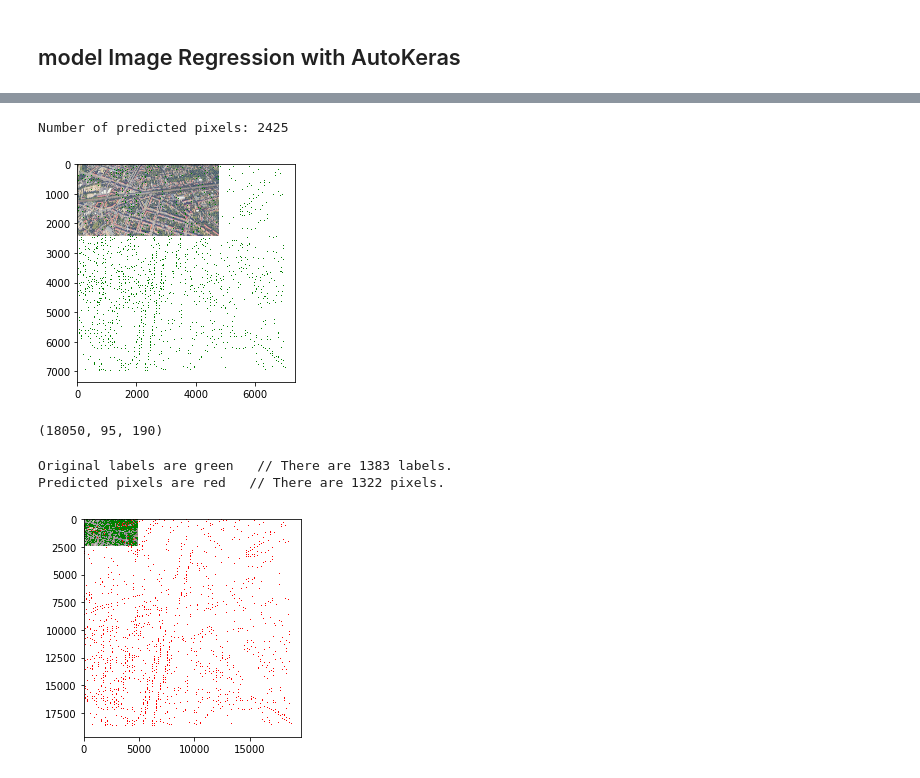
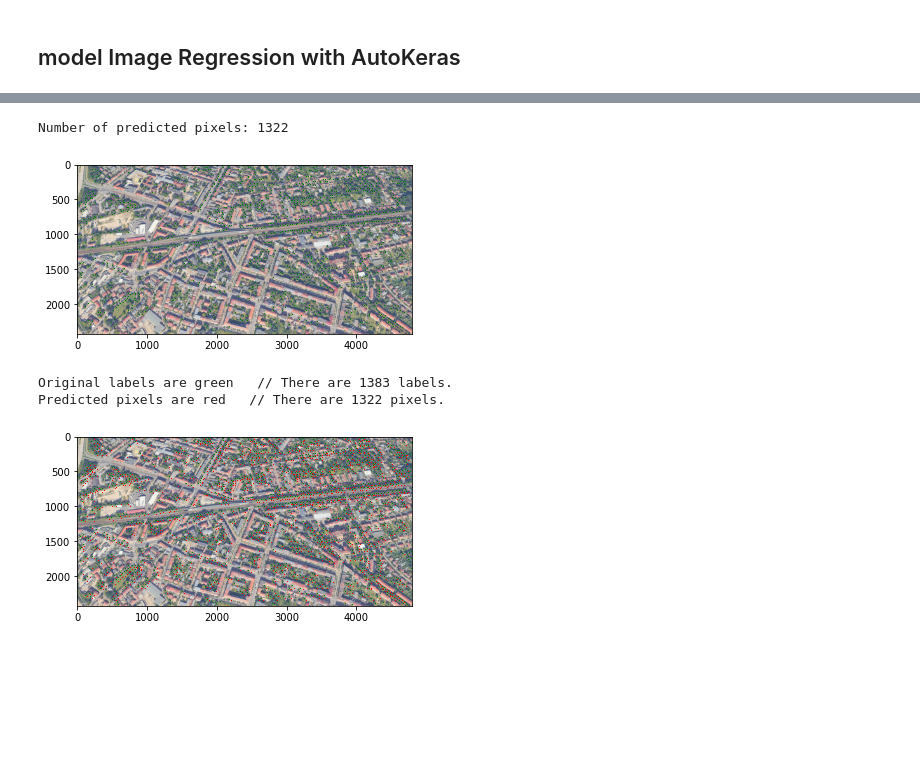
Before and after one commit to LuiseStrathe/urbaneagle_visionai, a Jupyter notebook: notebooks/Base_Model_06.ipynb, the cells around one changed output, grey strips where cells are left out. Cells and saved outputs as stored; diff of their text form; code cells hidden in the pictures; blank space fills up the shorter version.

```diff
--- a/notebooks/Base_Model_06.ipynb
+++ b/notebooks/Base_Model_06.ipynb
@@ -538,8 +528,8 @@ tf.keras.backend.clear_session()
 # %%
 # predict
-threshold = 0.2
-probabilities = model.predict(tiles_large)
-predictions = [1 if x >= threshold else 0 for x in probabilities]
+threshold_identifying = 0.2
+probabilities = model_tiling.predict(tiles_large)
+predictions = [1 if x >= threshold_identifying else 0 for x in probabilities]
 predictions = np.array(predictions)
 # The tiles_info stores: vertical_index, horizontal_index, true label, probability, hor_mean, ver_mean
 tile_info[:,3] = probabilities[:,0]
@@ -697,11 +688,12 @@ Validation set: (16993, 55, 55, 3)
 ## model Image Regression with AutoKeras
 # %%
 # load autokeras base model for positioning
-model_pos = tf.keras.models.load_model('autokeras_positioning_regressor.h5')
+model_positioning = tf.keras.models.load_model('autokeras_positioning_regressor.h5')
 # %%
 # Predict with the best model.
-pred_pos_tiles = model_pos.predict(pos_tiles)
+pred_pos_tiles = model_positioning.predict(pos_tiles)
+print(pred_pos_tiles.shape)
 print(pred_pos_tiles)
 # Evaluate the best model with testing data.
-print(model_pos.evaluate(pos_tiles, pos_labels))
+print(model_positioning.evaluate(pos_tiles, pos_labels))
 # %% [output]
@@ -718,22 +711,19 @@ print(model_pos.evaluate(pos_tiles, pos_labels))
 # %%
 def make_pixels_predicted(
         pos_list=pos_list, pred_pos_tiles=pred_pos_tiles,
-        tile_dims=tile_dims, tile_size=tile_size):
+        tile_info=tile_info, border=border):
 
     # tile border must not be removed               (-border)
-    # because it is also true for image border      (+border)
-    pixels_pred = pred_pos_tiles
+    # because it is not incl. in tile_info position
+    pixels_pred = np.array(pred_pos_tiles)
 
     # Adjust the predicted coordinates to the original image
     for pixel in range(len(pos_list)):
         tile_num = pos_list[pixel]
-        row = tile_num // tile_dims[1]
-        col = tile_num % tile_dims[0]
-        pixels_pred[pixel,0] += tile_size * row
-        pixels_pred[pixel,1] += tile_size * col
+        pixels_pred[pixel,0] += tile_info[tile_num,4] - border
+        pixels_pred[pixel,1] += tile_info[tile_num,5] - border
 
     pixels_pred =  pixels_pred.astype(int)
-    pixels_pred = np.array(pixels_pred)
 
     return pixels_pred
 
@@ -741,23 +731,19 @@ pixels_pred = make_pixels_predicted()
 # %%
 def show_img_with_pixels(image=orig_image, pixels=pixels_pred, marker=','):
 
     plt.imshow(image)
     # plot each labeled pixel
     for pixel in pixels:
-        plt.plot(pixel[0], pixel[1], marker=marker, color="green", )
+        plt.plot(pixel[1], pixel[0], marker=marker, color="green", )
 
-    print(f"Number of predicted pixels: {len(pred_pixels)}")
+    print(f"Number of predicted pixels: {len(pixels)}")
 
     plt.show()
 
 show_img_with_pixels()
 # %% [output]
-Number of predicted pixels: 2425
+Number of predicted pixels: 1322
-[figure, old version]
+[figure, new version]
-# %%
-tile_dims
-# %% [output]
-(18050, 95, 190)
 # %%
 def show_img_pixels_labels(image=orig_image, pixels=pixels_pred, labels=labels, marker=','):
 
@@ -772,7 +758,7 @@ def show_img_pixels_labels(image=orig_image, pixels=pixels_pred, labels=labels,
 
     # plot each positioned pixel
     for pixel in pixels:
-        plt.plot(int(pixel[0]), int(pixel[1]), marker=marker, color="red", )
+        plt.plot(int(pixel[1]), int(pixel[0]), marker=marker, color="red", )
 
     plt.show()
 
@@ -780,4 +766,4 @@ show_img_pixels_labels()
 # %% [output]
 Original labels are green   // There are 1383 labels.
 Predicted pixels are red   // There are 1322 pixels.
-[figure, old version]
+[figure, new version]
```
Also changed, not shown: parts of 18 cells of this notebook, 4 other files.
